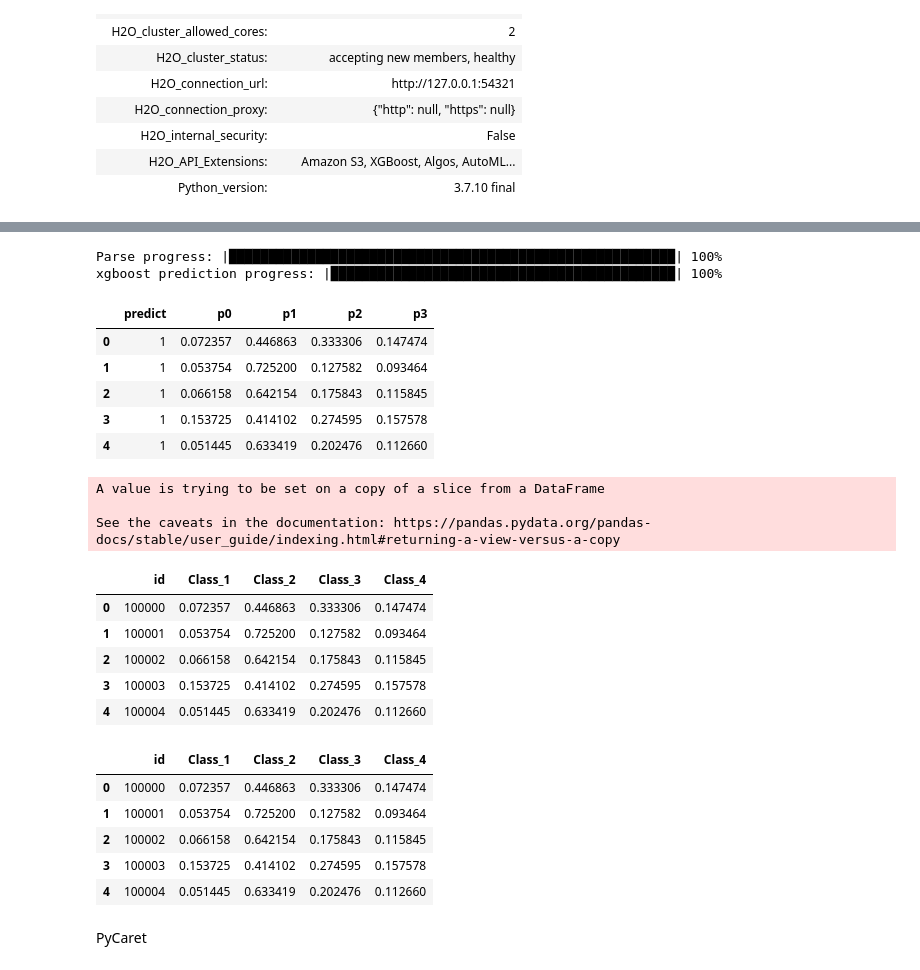
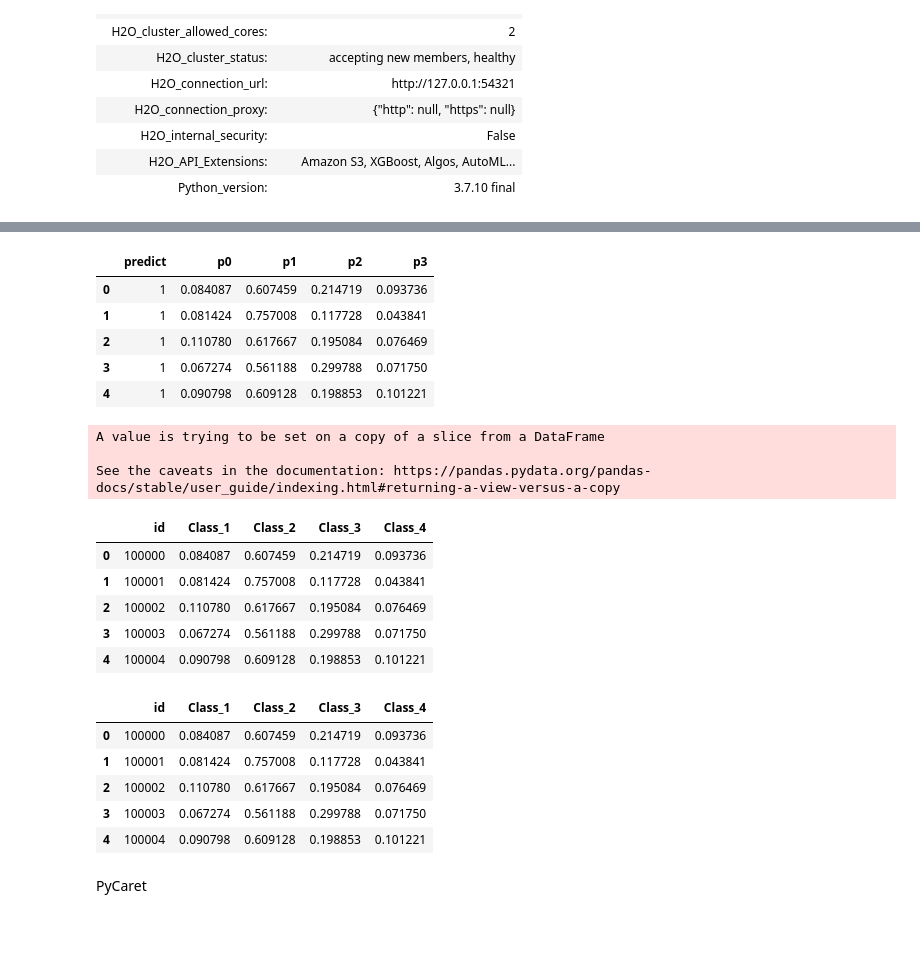
Before and after one commit to juan-ivan-NV/JI_Kaggle_Competitions, a Jupyter notebook: Tabular_Playground_Series/TPS_May_2021_H2O_PyCaret_2.ipynb, the cells around one changed output, grey strips where cells are left out. Cells and saved outputs as stored; diff of their text form; code cells hidden in the pictures; blank space fills up the shorter version.

```diff
--- a/Tabular_Playground_Series/TPS_May_2021_H2O_PyCaret_2.ipynb
+++ b/Tabular_Playground_Series/TPS_May_2021_H2O_PyCaret_2.ipynb
@@ -248,8 +248,8 @@ Connecting to H2O server at http://127.0.0.1:54321 ... successful.
 | H2O_API_Extensions: | Amazon S3, XGBoost, Algos, AutoML... |
 | Python_version: | 3.7.10 final |
 # %%
-h2o_train = h2o.H2OFrame(scaled_train[:-1000].copy())
-h2o_valid = h2o.H2OFrame(scaled_train[-1000:].copy())
+h2o_train = h2o.H2OFrame(scaled_train.copy())
+#h2o_valid = h2o.H2OFrame(scaled_train[-1000:].copy())
 #h2o_test = h2o.H2OFrame(test_2d_df.copy())
 # %% [output]
 Parse progress: |█████████████████████████████████████████████████████████| 100%
@@ -258,11 +257,10 @@ Parse progress: |█████████████████████
 h2o_train["target"] = h2o_train["target"].asfactor()
 # %%
 # Setting the limits to 25 models that will take 15 minutes
-aml = H2OAutoML(max_runtime_secs = 60*20,
-                max_models = 25,
-                seed = 42,
-                nfolds = 0
+aml = H2OAutoML(max_runtime_secs = 60*25,
+                max_models = 30,
+                seed = 42
                 )
 
-%time aml.train(x = list(scaled_train.iloc[:,:-1].columns), y = "target", training_frame = h2o_train, validation_frame = h2o_valid)
+%time aml.train(x = list(scaled_train.iloc[:,:-1].columns), y = "target", training_frame = h2o_train)
 # %% [output]
@@ -296,18 +274,15 @@ lb.head(rows = lb.nrows)
 
 predintions = aml.predict(h2o.H2OFrame(scaled_test))
 predintions_df = h2o.as_list(predintions)
-# %% [output]
-Parse progress: |█████████████████████████████████████████████████████████| 100%
-xgboost prediction progress: |████████████████████████████████████████████| 100%
 # %%
 predintions_df.head()
 # %% [output]
 |  | predict | p0 | p1 | p2 | p3 |
-| 0 | 1 | 0.072357 | 0.446863 | 0.333306 | 0.147474 |
-| 1 | 1 | 0.053754 | 0.725200 | 0.127582 | 0.093464 |
-| 2 | 1 | 0.066158 | 0.642154 | 0.175843 | 0.115845 |
-| 3 | 1 | 0.153725 | 0.414102 | 0.274595 | 0.157578 |
-| 4 | 1 | 0.051445 | 0.633419 | 0.202476 | 0.112660 |
+| 0 | 1 | 0.084087 | 0.607459 | 0.214719 | 0.093736 |
+| 1 | 1 | 0.081424 | 0.757008 | 0.117728 | 0.043841 |
+| 2 | 1 | 0.110780 | 0.617667 | 0.195084 | 0.076469 |
+| 3 | 1 | 0.067274 | 0.561188 | 0.299788 | 0.071750 |
+| 4 | 1 | 0.090798 | 0.609128 | 0.198853 | 0.101221 |
 # %%
 # Submission to CSV
 
@@ -320,20 +295,20 @@ A value is trying to be set on a copy of a slice from a DataFrame
 
 See the caveats in the documentation: https://pandas.pydata.org/pandas-docs/stable/user_guide/indexing.html#returning-a-view-versus-a-copy
 |  | id | Class_1 | Class_2 | Class_3 | Class_4 |
-| 0 | 100000 | 0.072357 | 0.446863 | 0.333306 | 0.147474 |
-| 1 | 100001 | 0.053754 | 0.725200 | 0.127582 | 0.093464 |
-| 2 | 100002 | 0.066158 | 0.642154 | 0.175843 | 0.115845 |
-| 3 | 100003 | 0.153725 | 0.414102 | 0.274595 | 0.157578 |
-| 4 | 100004 | 0.051445 | 0.633419 | 0.202476 | 0.112660 |
+| 0 | 100000 | 0.084087 | 0.607459 | 0.214719 | 0.093736 |
+| 1 | 100001 | 0.081424 | 0.757008 | 0.117728 | 0.043841 |
+| 2 | 100002 | 0.110780 | 0.617667 | 0.195084 | 0.076469 |
+| 3 | 100003 | 0.067274 | 0.561188 | 0.299788 | 0.071750 |
+| 4 | 100004 | 0.090798 | 0.609128 | 0.198853 | 0.101221 |
 # %%
-submission.copy().to_csv('h2o_automl_1200s_scaled_wo_12.csv', index=False)
+submission.copy().to_csv('h2o_automl_1200s_scaled_wo_14.csv', index=False)
 submission.head()
 # %% [output]
 |  | id | Class_1 | Class_2 | Class_3 | Class_4 |
-| 0 | 100000 | 0.072357 | 0.446863 | 0.333306 | 0.147474 |
-| 1 | 100001 | 0.053754 | 0.725200 | 0.127582 | 0.093464 |
-| 2 | 100002 | 0.066158 | 0.642154 | 0.175843 | 0.115845 |
-| 3 | 100003 | 0.153725 | 0.414102 | 0.274595 | 0.157578 |
-| 4 | 100004 | 0.051445 | 0.633419 | 0.202476 | 0.112660 |
+| 0 | 100000 | 0.084087 | 0.607459 | 0.214719 | 0.093736 |
+| 1 | 100001 | 0.081424 | 0.757008 | 0.117728 | 0.043841 |
+| 2 | 100002 | 0.110780 | 0.617667 | 0.195084 | 0.076469 |
+| 3 | 100003 | 0.067274 | 0.561188 | 0.299788 | 0.071750 |
+| 4 | 100004 | 0.090798 | 0.609128 | 0.198853 | 0.101221 |
 # %% [markdown]
 PyCaret
```
Also changed, not shown: parts of 3 cells of this notebook.
